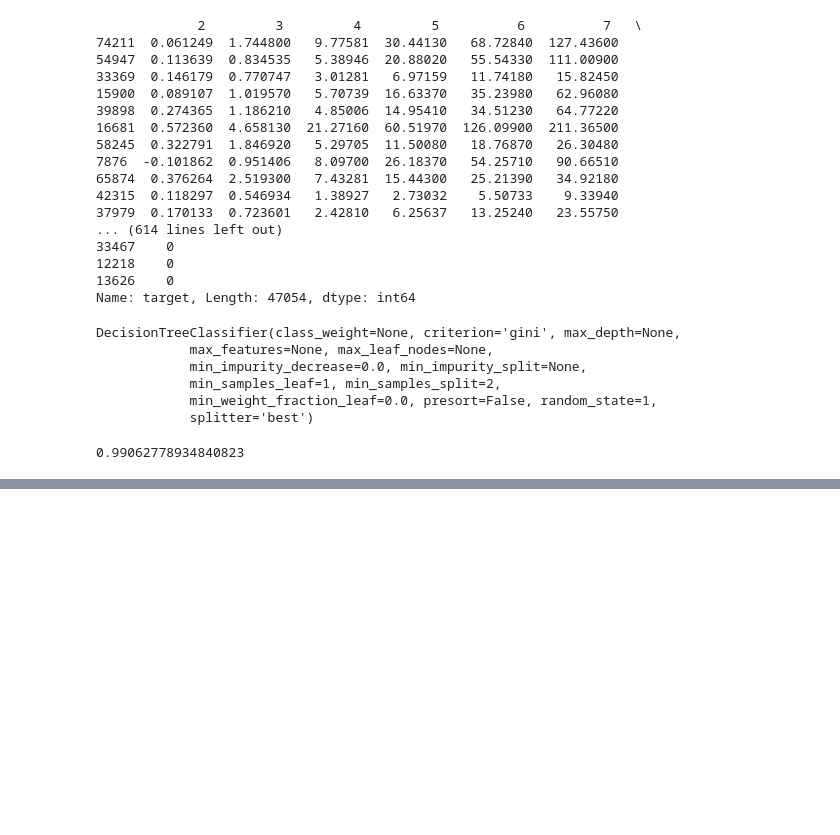
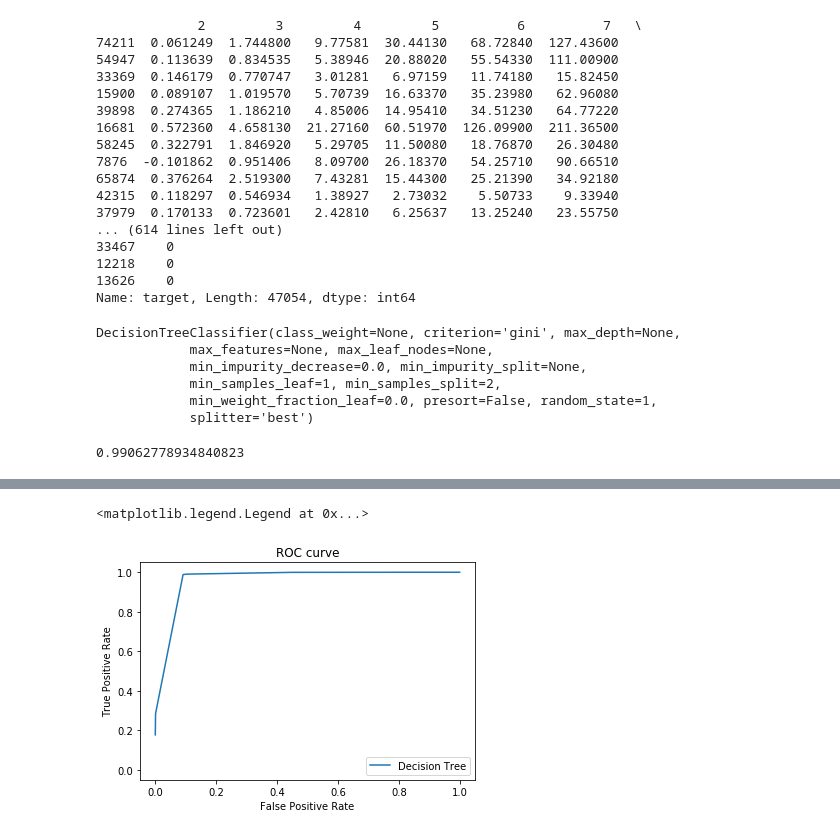
Before and after one commit to alisanozdrina/TMVA_for_DS50, a Jupyter notebook: NR_ER_data_frame.ipynb, the cells around one changed output, grey strips where cells are left out. Saved outputs shown, nothing was run; the diff lists cells and outputs as text; code cells hidden in the pictures; blank space fills up the shorter version.

```diff
--- a/NR_ER_data_frame.ipynb
+++ b/NR_ER_data_frame.ipynb
@@ -95,0 +189,13 @@ metrics.accuracy_score(test_labels, predictions)
+# %%
+fpr, tpr, _ = metrics.roc_curve(test_labels, predicted_probabilities[:,1])
+# %%
+pylab.plot(fpr, tpr, label = 'Decision Tree')
+pylab.xlim([-0.05, 1.05])
+pylab.ylim([-0.05, 1.05])
+pylab.xlabel('False Positive Rate')
+pylab.ylabel('True Positive Rate')
+pylab.title('ROC curve')
+pylab.legend(loc = "lower right")
+# %% [output]
+<matplotlib.legend.Legend at 0x...>
+[figure, added]
```
Also changed, not shown: parts of 32 cells of this notebook.
